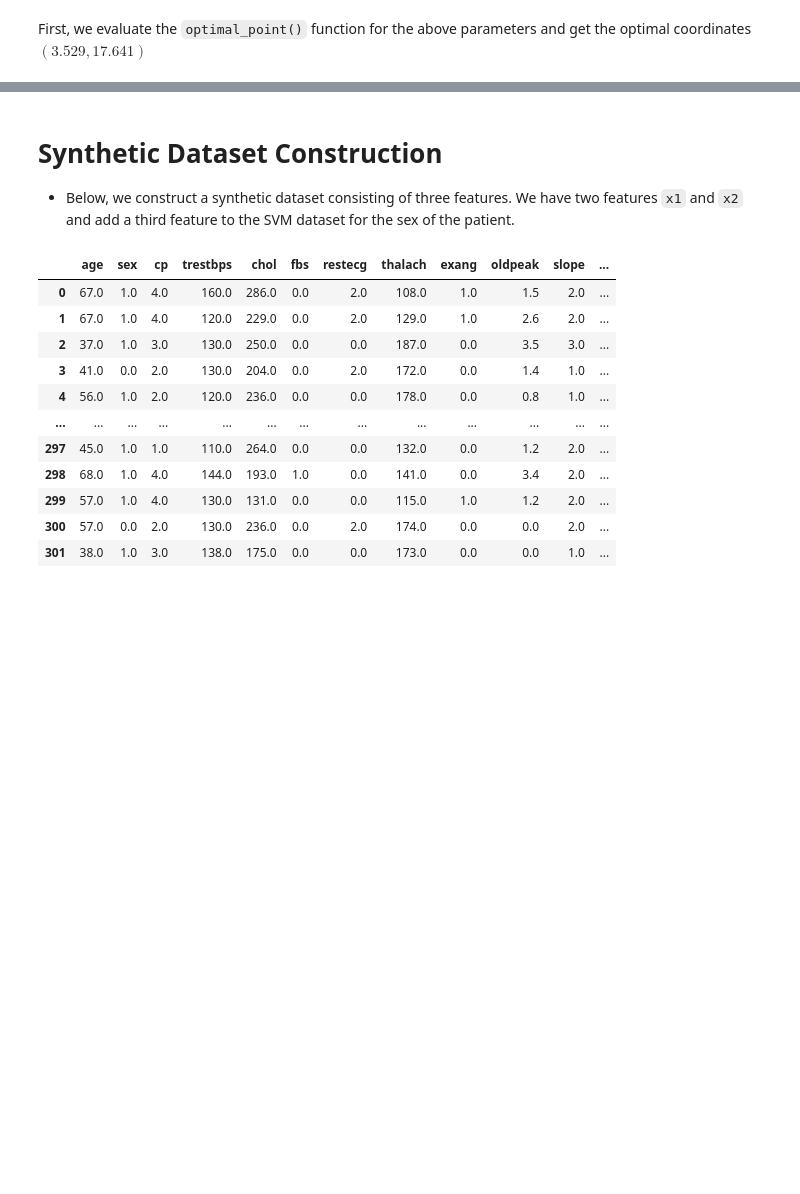
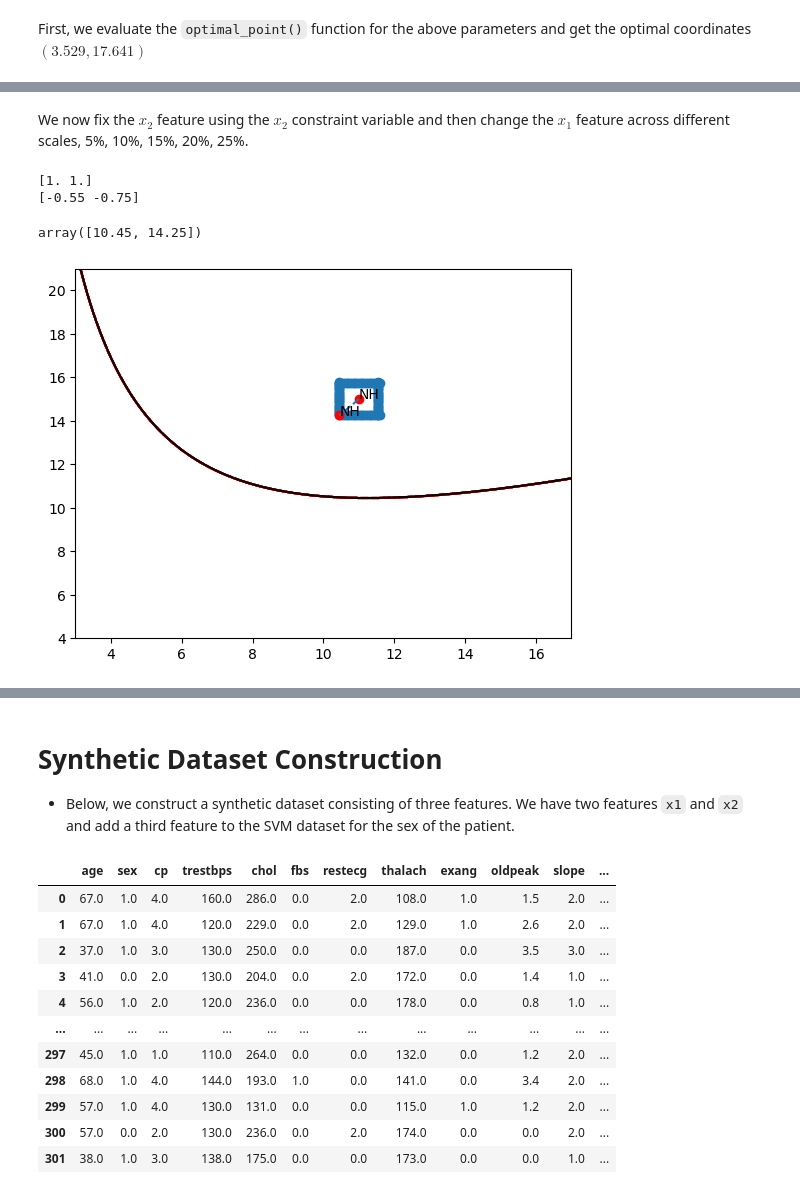
Before and after one commit to dsin85691/SSBA_For_Counterfactuals, a Jupyter notebook: research_notebook.ipynb, the cells around one changed output, grey strips where cells are left out. Drawn from its saved outputs; the diff is of its cells as text; code cells hidden in the pictures; blank space fills up the shorter version.

````diff
--- a/research_notebook.ipynb
+++ b/research_notebook.ipynb
@@ -29,12 +29,29 @@ def closest_point(point, contour):
     closest_index = tree.query(point)[1]
     closest_point = contour[closest_index]
     return closest_point
+
+def closest_border_point(border_points, contour):
+    # Build a KDTree for fast nearest neighbor search
+    tree = KDTree(contour)
+
+    min_point, total_min = None, float('inf')
+
+    for border_point in border_points:
+        # Find the distance and index of the closest contour point using KDTree
+        dist, _ = tree.query(border_point)
+
+        # Update the minimum point and distance if a closer point is found
+        if dist < total_min:
+            total_min = dist
+            min_point = border_point
+
+    return min_point
 # %% [markdown]
 # Displacement from A to B
 
 - We added ```move_from_A_to_B_with_x1_displacement``` to the ```optimal_point()``` function
 # %%
-def move_from_A_to_B_with_x1_displacement(A, B, delta_x1, constrs=[]):
+def move_from_A_to_B_with_x1_displacement(A, B, deltas):
     """
     Move from point A to point B in n-dimensional space with a desired movement in the x1 dimension.
 
@@ -53,11 +70,7 @@ def move_from_A_to_B_with_x1_displacement(A, B, delta_x1, constrs=[]):
     D = B - A
 
     # Calculate the scaling factor t for the desired movement in x1
-    t = delta_x1 / D[0]  # D[0] is the x1 component of the direction vector
-
-    if len(constrs) > 0:
-        for i in range(D.shape[0]):
-            D[i] = D[i] * (constrs[i])
+    t = deltas / D  # D[0] is the x1 component of the direction vector
 
     # Calculate the new point P based on t
     P = A + t * D
@@ -359,0 +353,10 @@ array([ 4.31103123, 17.83549819])
+# %% [markdown]
+We now fix the $x_2$ feature using the $x_2$ constraint variable and then change the $x_1$ feature across different scales, 5%, 10%, 15%, 20%, 25%.
+# %%
+optimal_projection = optimal_point(df, svm_classifier, desired_class=-1, undesired_coords=(11,15), change_px=5, change_py=5)
+optimal_projection
+# %% [output]
+[1. 1.]
+[-0.55 -0.75]
+array([10.45, 14.25])
+[figure, added]
````
Also changed, not shown: parts of 73 cells of this notebook, 2 other files.
